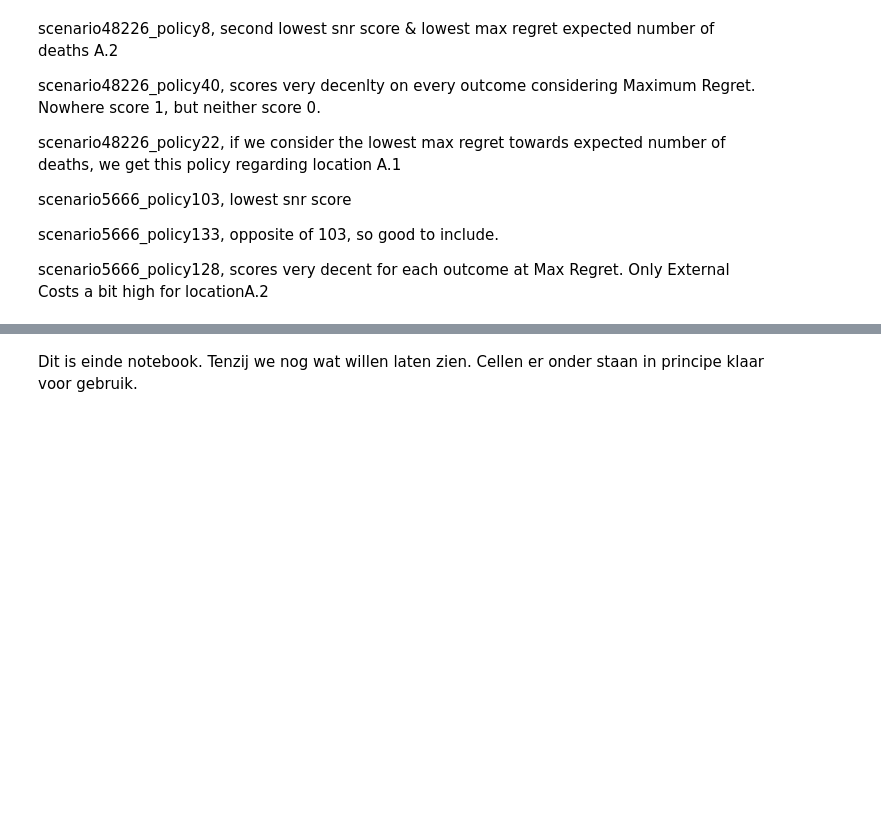
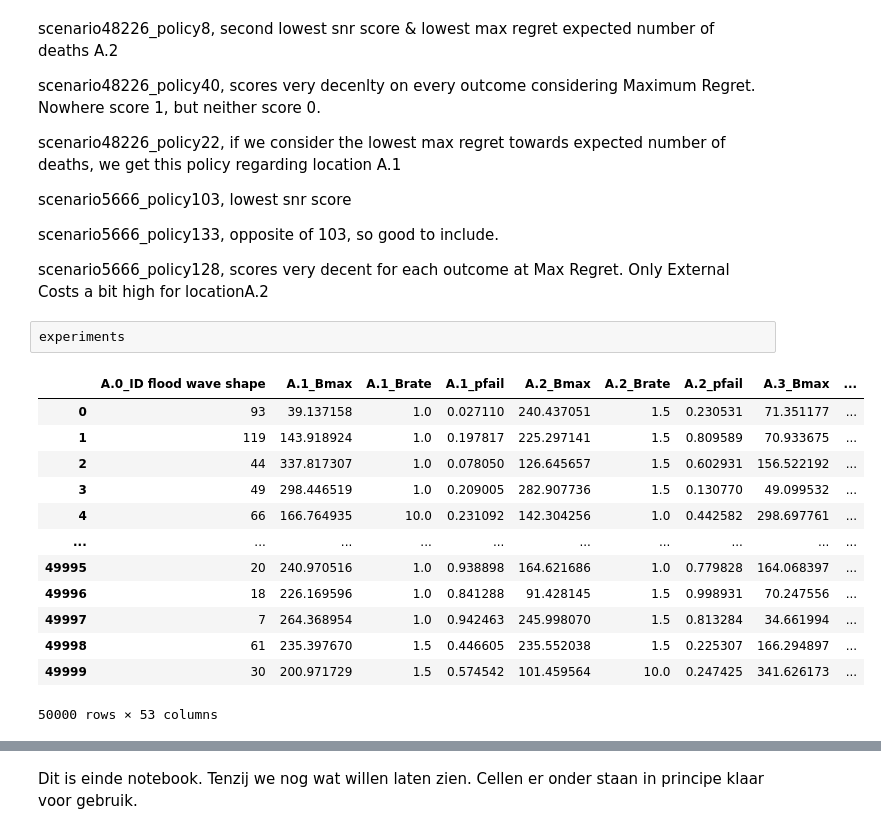
Before and after one commit to pherfkens/PROJECT_MBDM_GROUP1, a Jupyter notebook: final assignment/robustness_testing.ipynb, the cells around one changed output, grey strips where cells are left out. Saved outputs shown, nothing was run; the diff lists cells and outputs as text; blank space fills up the shorter version.

```diff
--- a/final assignment/robustness_testing.ipynb
+++ b/final assignment/robustness_testing.ipynb
@@ -415,6 +407,22 @@ scenario5666_policy103, lowest snr score
 scenario5666_policy133, opposite of 103, so good to include.
 
 scenario5666_policy128, scores very decent for each outcome at Max Regret. Only External Costs a bit high for locationA.2
+# %%
+experiments
+# %% [output]
+|  | A.0_ID flood wave shape | A.1_Bmax | A.1_Brate | A.1_pfail | A.2_Bmax | A.2_Brate | A.2_pfail | A.3_Bmax | ... |
+| 0 | 93 | 39.137158 | 1.0 | 0.027110 | 240.437051 | 1.5 | 0.230531 | 71.351177 | ... |
+| 1 | 119 | 143.918924 | 1.0 | 0.197817 | 225.297141 | 1.5 | 0.809589 | 70.933675 | ... |
+| 2 | 44 | 337.817307 | 1.0 | 0.078050 | 126.645657 | 1.5 | 0.602931 | 156.522192 | ... |
+| 3 | 49 | 298.446519 | 1.0 | 0.209005 | 282.907736 | 1.5 | 0.130770 | 49.099532 | ... |
+| 4 | 66 | 166.764935 | 10.0 | 0.231092 | 142.304256 | 1.0 | 0.442582 | 298.697761 | ... |
+| ... | ... | ... | ... | ... | ... | ... | ... | ... | ... |
+| 49995 | 20 | 240.970516 | 1.0 | 0.938898 | 164.621686 | 1.0 | 0.779828 | 164.068397 | ... |
+| 49996 | 18 | 226.169596 | 1.0 | 0.841288 | 91.428145 | 1.5 | 0.998931 | 70.247556 | ... |
+| 49997 | 7 | 264.368954 | 1.0 | 0.942463 | 245.998070 | 1.5 | 0.813284 | 34.661994 | ... |
+| 49998 | 61 | 235.397670 | 1.5 | 0.446605 | 235.552038 | 1.5 | 0.225307 | 166.294897 | ... |
+| 49999 | 30 | 200.971729 | 1.5 | 0.574542 | 101.459564 | 10.0 | 0.247425 | 341.626173 | ... |
+50000 rows × 53 columns
 # %%
 interested_levers = ['0_RfR 0', '0_RfR 1', '0_RfR 2', '1_RfR 0',
        '1_RfR 1', '1_RfR 2', '2_RfR 0', '2_RfR 1', '2_RfR 2', '3_RfR 0',
```
Also changed, not shown: parts of 13 cells of this notebook, 5 other files.
